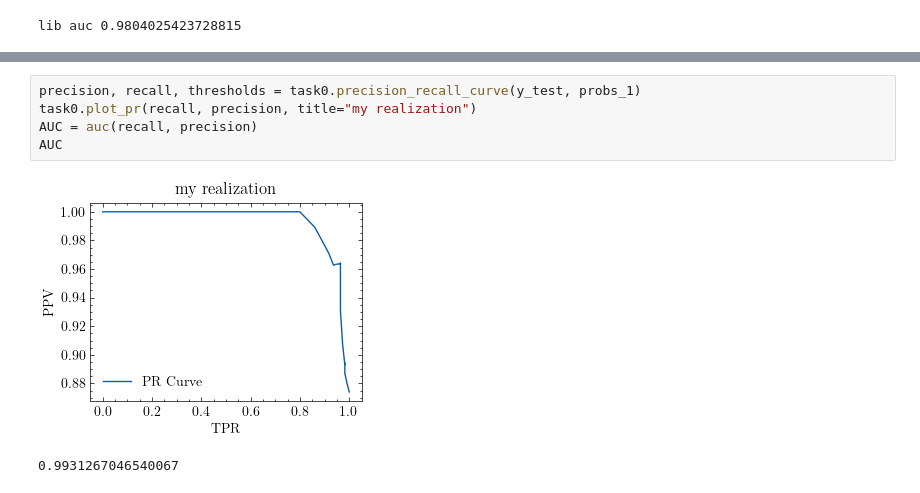
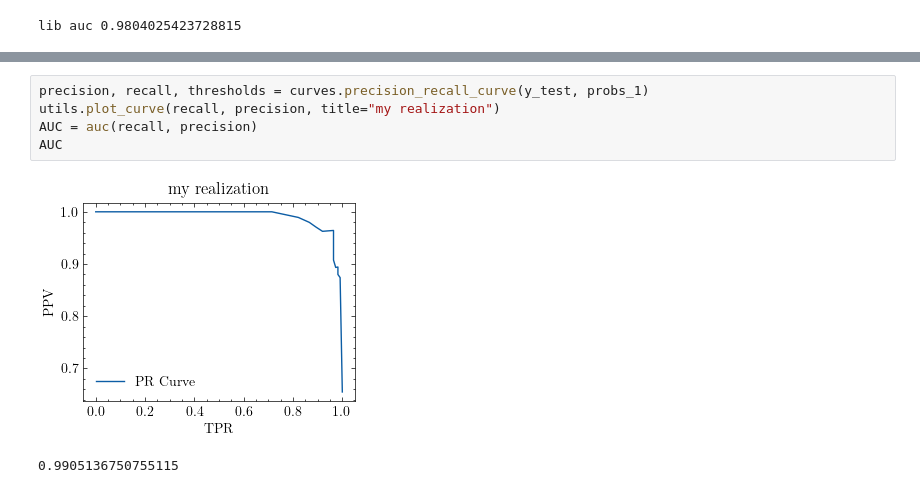
Before and after one commit to JorjeousJorje/ML, a Jupyter notebook: task 0/Task 0.ipynb, the cells around one changed output, grey strips where cells are left out. Drawn from its saved outputs; the diff is of its cells as text.

```diff
--- a/task 0/Task 0.ipynb
+++ b/task 0/Task 0.ipynb
@@ -86,10 +87,10 @@ AUC
 [figure]
 0.9905136750755115
 # %%
-precision, recall, thresholds = task0.precision_recall_curve(y_test, probs_1)
-task0.plot_pr(recall, precision, title="my realization")
+precision, recall, thresholds = curves.precision_recall_curve(y_test, probs_1)
+utils.plot_curve(recall, precision, title="my realization")
 AUC = auc(recall, precision)
 AUC
 # %% [output]
-[figure, old version]
+[figure, new version]
-0.9931267046540067
+0.9905136750755115
```
Also changed, not shown: parts of 5 cells of this notebook, 4 other files.
